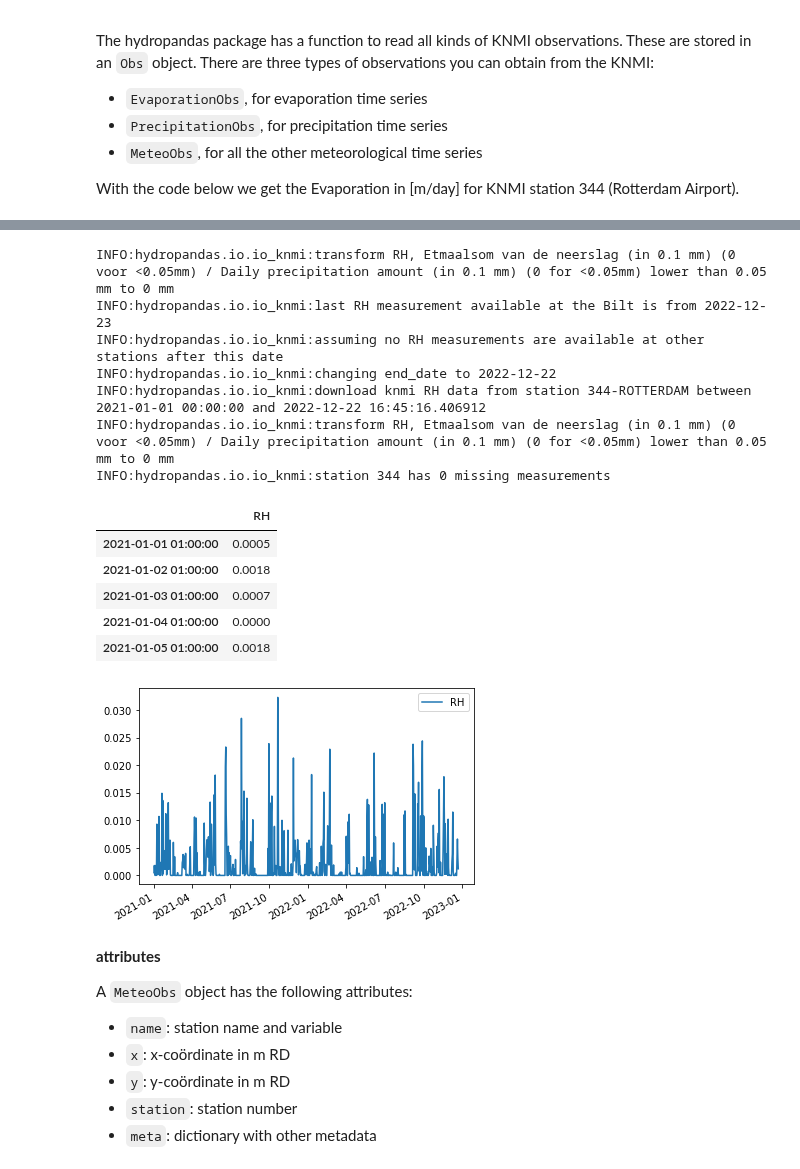
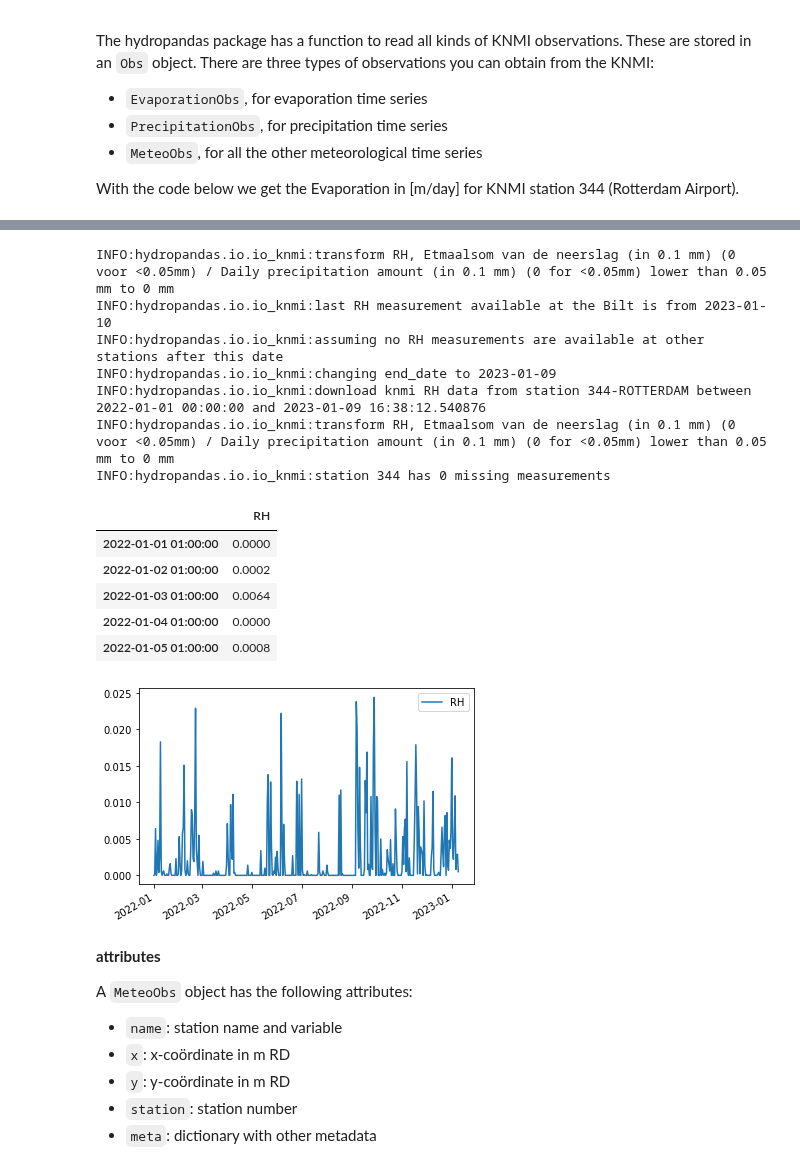
Before and after one commit to ArtesiaWater/hydropandas, a Jupyter notebook: examples/02_knmi_observations.ipynb, the cells around one changed output, grey strips where cells are left out. Saved outputs shown, nothing was run; the diff lists cells and outputs as text; code cells hidden in the pictures.

```diff
--- a/examples/02_knmi_observations.ipynb
+++ b/examples/02_knmi_observations.ipynb
@@ -57,22 +55,22 @@ INFO:hydropandas.io.io_knmi:station 344 has 0 missing measurements
 # %%
-o = PrecipitationObs.from_knmi(344)
+o = hpd.PrecipitationObs.from_knmi(344)
 display(o.head())
 o.plot();
 # %% [output]
 INFO:hydropandas.io.io_knmi:transform RH, Etmaalsom van de neerslag (in 0.1 mm) (0 voor <0.05mm) / Daily precipitation amount (in 0.1 mm) (0 for <0.05mm) lower than 0.05 mm to 0 mm
-INFO:hydropandas.io.io_knmi:last RH measurement available at the Bilt is from 2022-12-23
+INFO:hydropandas.io.io_knmi:last RH measurement available at the Bilt is from 2023-01-10
 INFO:hydropandas.io.io_knmi:assuming no RH measurements are available at other stations after this date
-INFO:hydropandas.io.io_knmi:changing end_date to 2022-12-22
-INFO:hydropandas.io.io_knmi:download knmi RH data from station 344-ROTTERDAM between 2021-01-01 00:00:00 and 2022-12-22 16:45:16.406912
+INFO:hydropandas.io.io_knmi:changing end_date to 2023-01-09
+INFO:hydropandas.io.io_knmi:download knmi RH data from station 344-ROTTERDAM between 2022-01-01 00:00:00 and 2023-01-09 16:38:12.540876
 INFO:hydropandas.io.io_knmi:transform RH, Etmaalsom van de neerslag (in 0.1 mm) (0 voor <0.05mm) / Daily precipitation amount (in 0.1 mm) (0 for <0.05mm) lower than 0.05 mm to 0 mm
 INFO:hydropandas.io.io_knmi:station 344 has 0 missing measurements
 |  | RH |
-| 2021-01-01 01:00:00 | 0.0005 |
-| 2021-01-02 01:00:00 | 0.0018 |
-| 2021-01-03 01:00:00 | 0.0007 |
-| 2021-01-04 01:00:00 | 0.0000 |
-| 2021-01-05 01:00:00 | 0.0018 |
+| 2022-01-01 01:00:00 | 0.0000 |
+| 2022-01-02 01:00:00 | 0.0002 |
+| 2022-01-03 01:00:00 | 0.0064 |
+| 2022-01-04 01:00:00 | 0.0000 |
+| 2022-01-05 01:00:00 | 0.0008 |
-[figure, old version]
+[figure, new version]
 # %% [markdown]
 **attributes**
 
```
Also changed, not shown: parts of 24 cells of this notebook, 25 other files.
